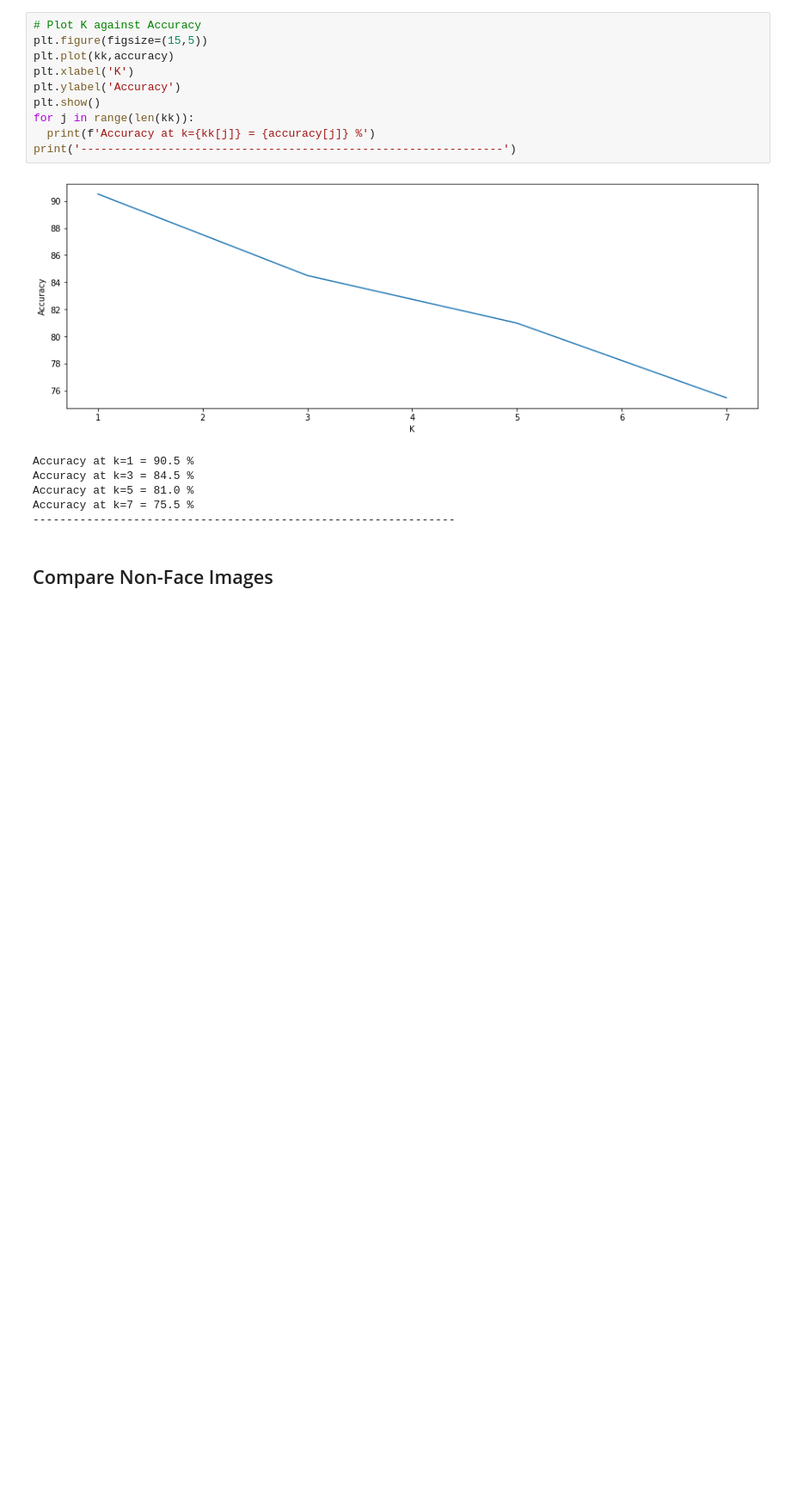
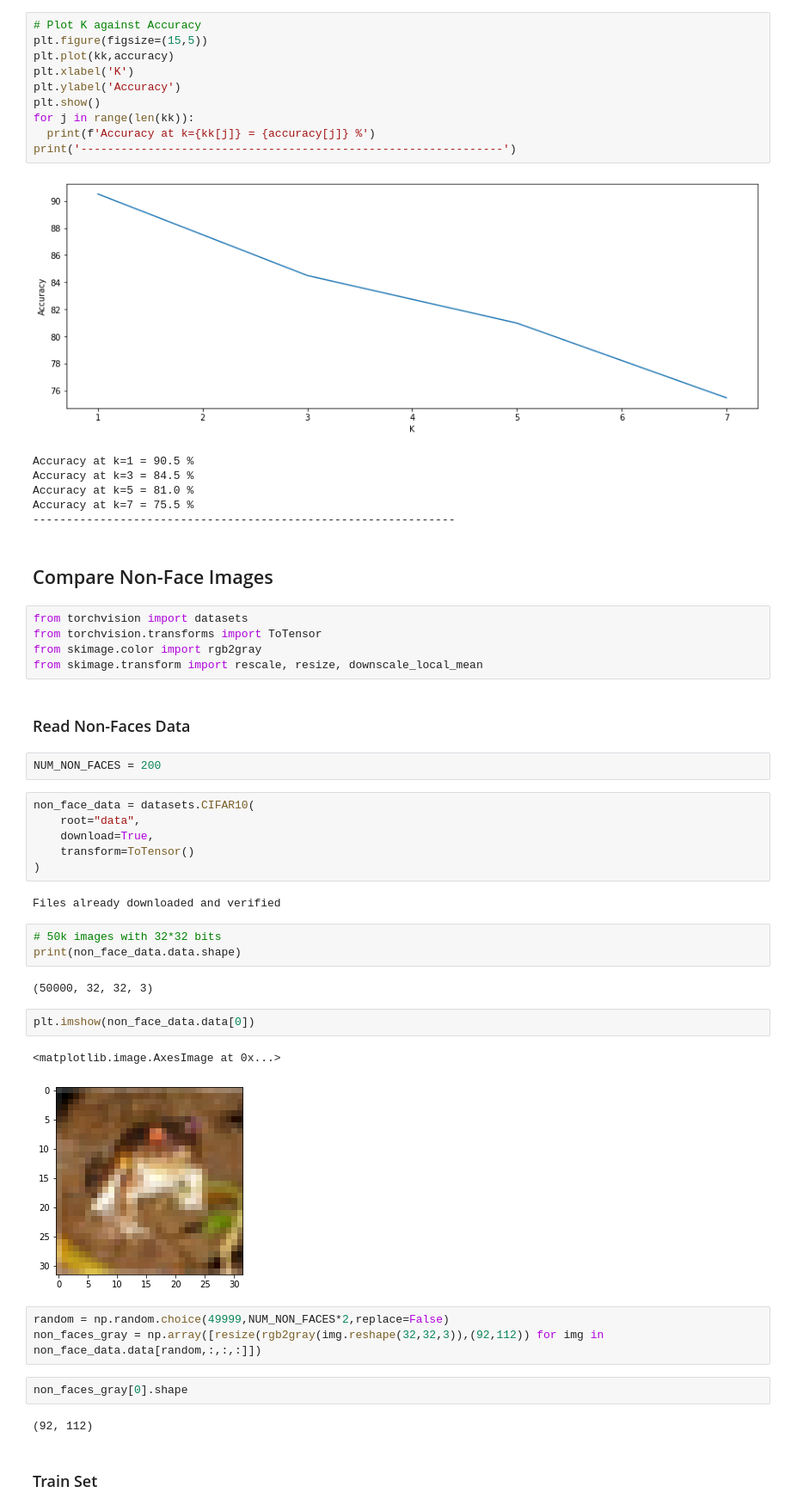
Before and after one commit to Abdelrahman-Shawky/Face-Recognition, a Jupyter notebook: Face_Recognition.ipynb, the cells around one changed output. Shown at 86% size. Drawn from its saved outputs; the diff is of its cells as text; blank space fills up the shorter version.

Commit message:
Compere Non-Faces

```diff
--- a/Face_Recognition.ipynb
+++ b/Face_Recognition.ipynb
@@ -600,3 +586,39 @@ Accuracy at k=7 = 75.5 %
 ---------------------------------------------------------------
 # %% [markdown]
 ## Compare Non-Face Images
+# %%
+from torchvision import datasets
+from torchvision.transforms import ToTensor
+from skimage.color import rgb2gray
+from skimage.transform import rescale, resize, downscale_local_mean
+# %% [markdown]
+### Read Non-Faces Data
+# %%
+NUM_NON_FACES = 200
+# %%
+non_face_data = datasets.CIFAR10(
+    root="data",
+    download=True,
+    transform=ToTensor()
+)
+# %% [output]
+Files already downloaded and verified
+# %%
+# 50k images with 32*32 bits
+print(non_face_data.data.shape)
+# %% [output]
+(50000, 32, 32, 3)
+# %%
+plt.imshow(non_face_data.data[0])
+# %% [output]
+<matplotlib.image.AxesImage at 0x...>
+[figure, added]
+# %%
+random = np.random.choice(49999,NUM_NON_FACES*2,replace=False)
+non_faces_gray = np.array([resize(rgb2gray(img.reshape(32,32,3)),(92,112)) for img in non_face_data.data[random,:,:,:]])
+# %%
+non_faces_gray[0].shape
+# %% [output]
+(92, 112)
+# %% [markdown]
+### Train Set
```
Also changed, not shown: parts of 56 cells of this notebook.
